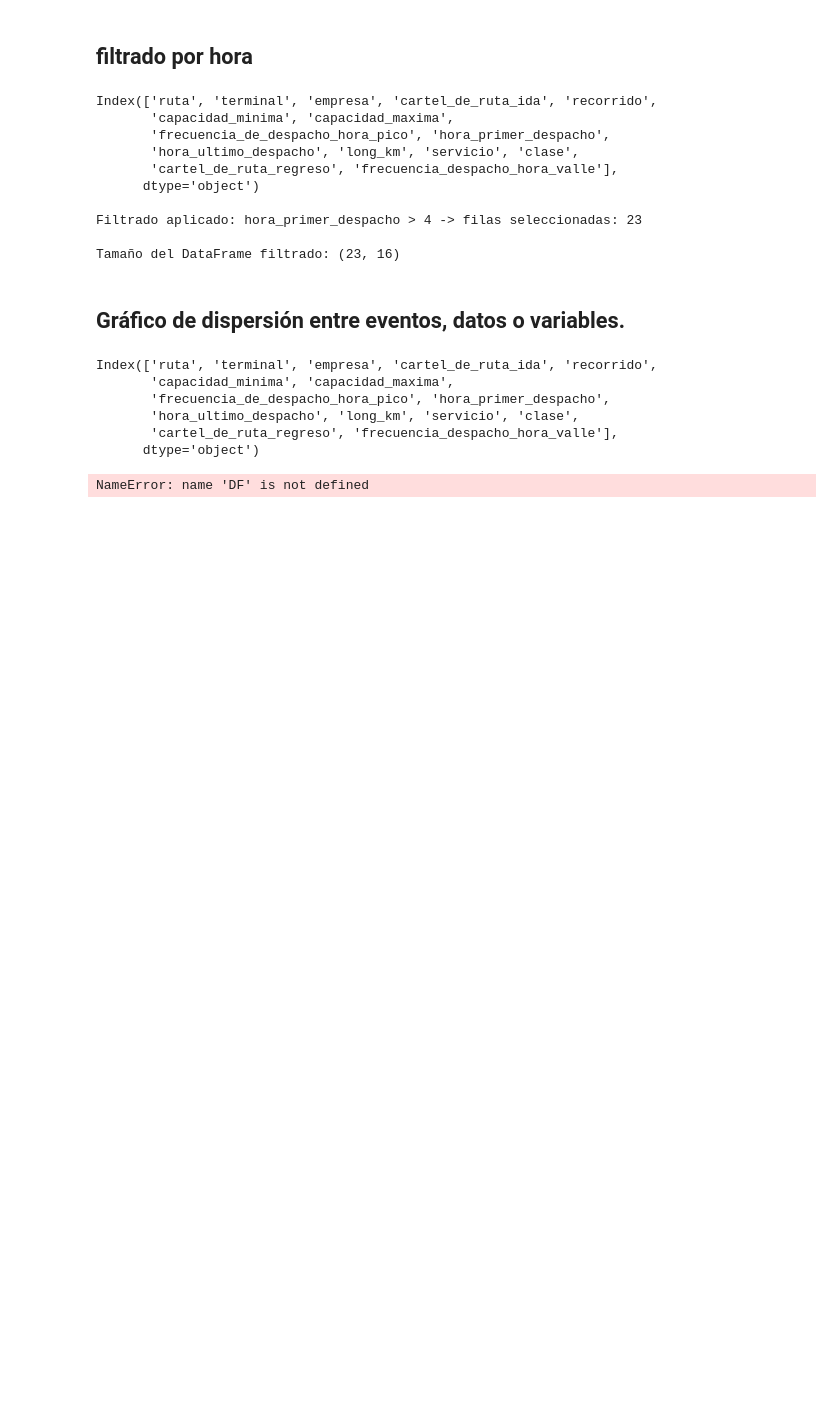
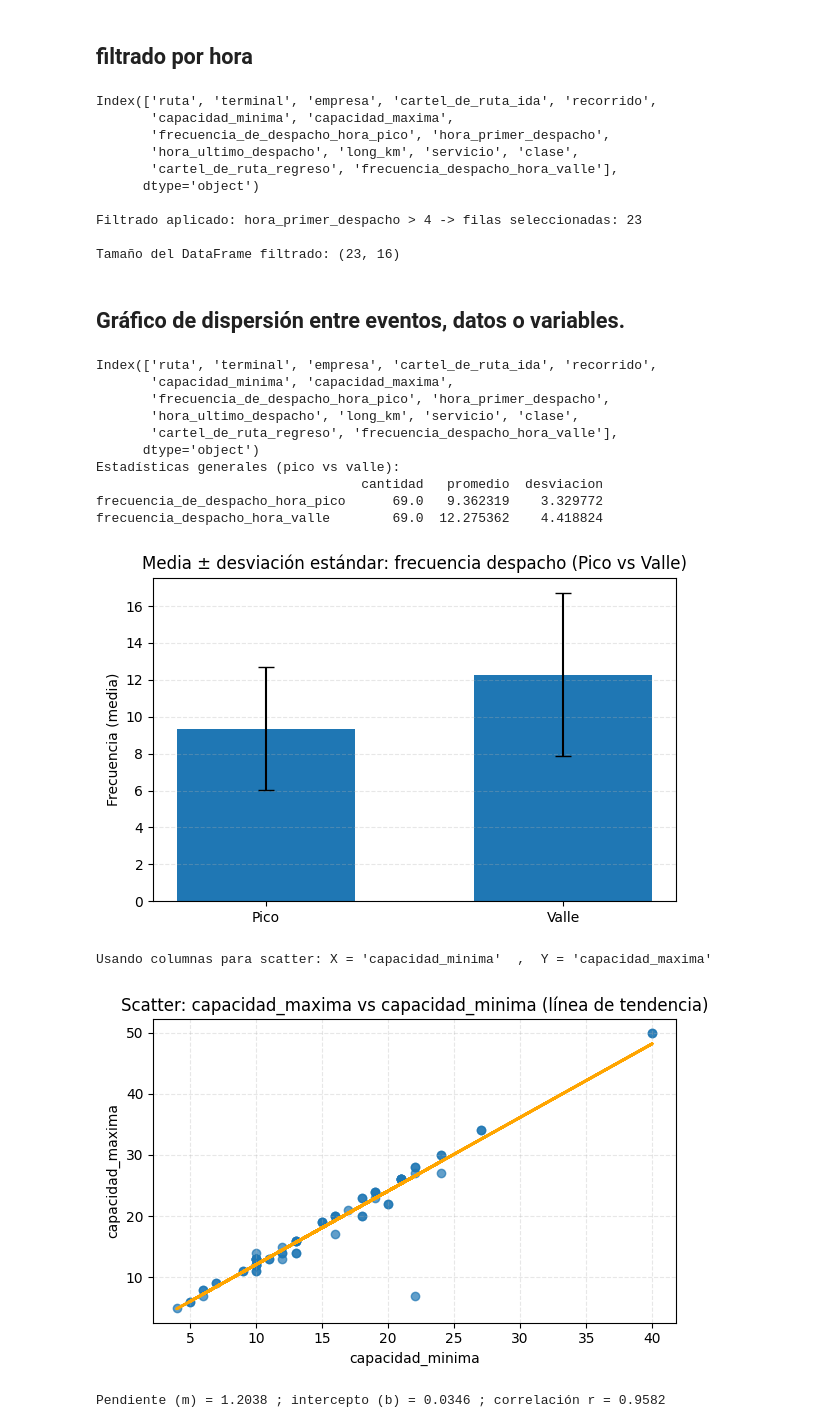
Before and after one commit to Zuan-Caleb-CE/Desafio_Estructura_de_Datos, a Jupyter notebook: Desafio_Est.ipynb, the cells around one changed output. Saved outputs shown, nothing was run; the diff lists cells and outputs as text; code cells hidden in the pictures; blank space fills up the shorter version.

```diff
--- a/Desafio_Est.ipynb
+++ b/Desafio_Est.ipynb
@@ -617,6 +617,7 @@ import pandas as pd
 df = pd.read_csv("8._RUTAS_TRANSPORTE_URBANO_20251011.csv", index_col="codigo")
 print(df.columns) # saco la database de nuevo
 
+DF = df #para evitar modificar accidentalmente el df
 pico = "frecuencia_de_despacho_hora_pico"
 valle = "frecuencia_despacho_hora_valle"
 
@@ -691,31 +692,38 @@ else:
     # preparar datos (eliminar filas con NaN en cualquiera de las dos columnas)
     df_sc = DF[[xcol, ycol]].dropna()
     x = df_sc[xcol].values
     y = df_sc[ycol].values
 
     # ajustar línea recta (regresión simple)
     m, b = np.polyfit(x, y, 1)
     y_fit = m * x + b
 
     # dibujar scatter y línea de tendencia
     plt.figure(figsize=(6,4))
     plt.scatter(x, y, alpha=0.7)
     plt.plot(x, y_fit, color='orange', linewidth=2)
     plt.xlabel(xcol)
     plt.ylabel(ycol)
     plt.title(f"Scatter: {ycol} vs {xcol} (línea de tendencia)")
     plt.grid(True, linestyle='--', alpha=0.3)
     plt.tight_layout()
     plt.show()
 
     # mostrar pendiente y correlación rápida
     corr = np.corrcoef(x, y)[0,1] if len(x) > 1 else np.nan
     print(f"Pendiente (m) = {m:.4f} ; intercepto (b) = {b:.4f} ; correlación r = {corr:.4f}")
 # %% [output]
 Index(['ruta', 'terminal', 'empresa', 'cartel_de_ruta_ida', 'recorrido',
        'capacidad_minima', 'capacidad_maxima',
        'frecuencia_de_despacho_hora_pico', 'hora_primer_despacho',
        'hora_ultimo_despacho', 'long_km', 'servicio', 'clase',
        'cartel_de_ruta_regreso', 'frecuencia_despacho_hora_valle'],
       dtype='object')
+Estadísticas generales (pico vs valle):
+                                  cantidad   promedio  desviacion
+frecuencia_de_despacho_hora_pico      69.0   9.362319    3.329772
+frecuencia_despacho_hora_valle        69.0  12.275362    4.418824
+[figure, added]
-NameError: name 'DF' is not defined
+Usando columnas para scatter: X = 'capacidad_minima'  ,  Y = 'capacidad_maxima'
+[figure, added]
+Pendiente (m) = 1.2038 ; intercepto (b) = 0.0346 ; correlación r = 0.9582
```
